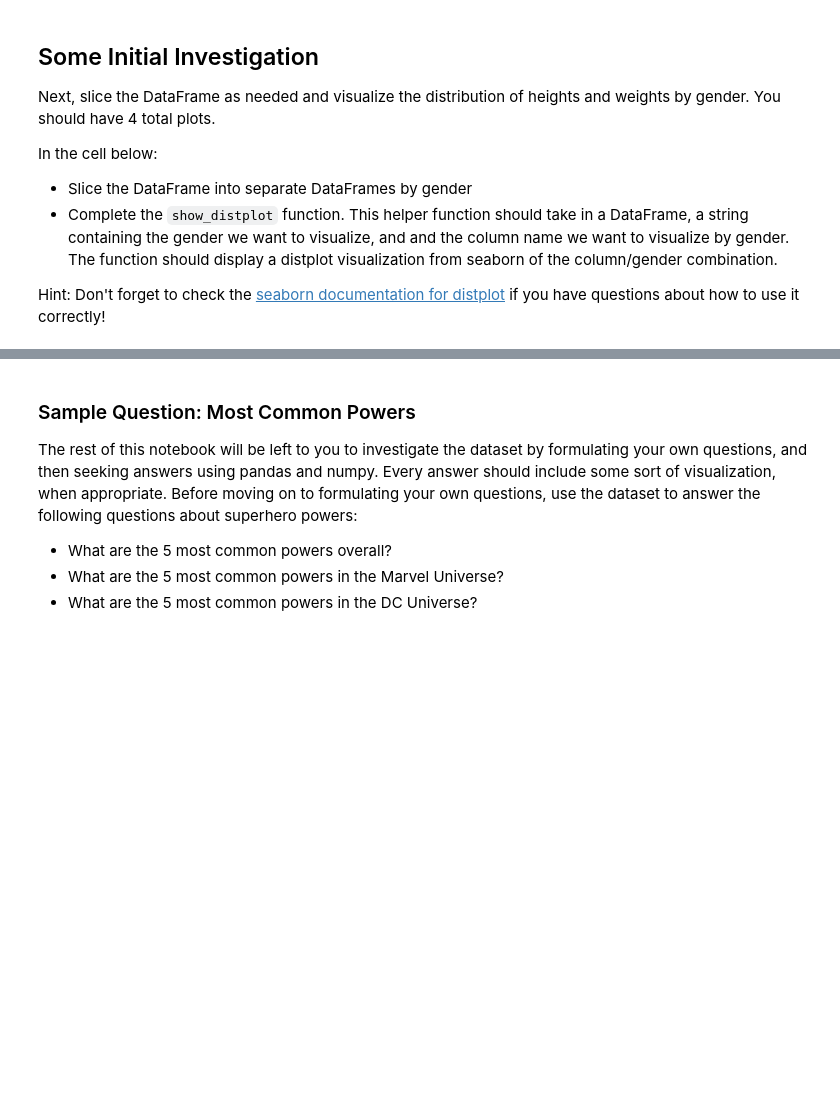
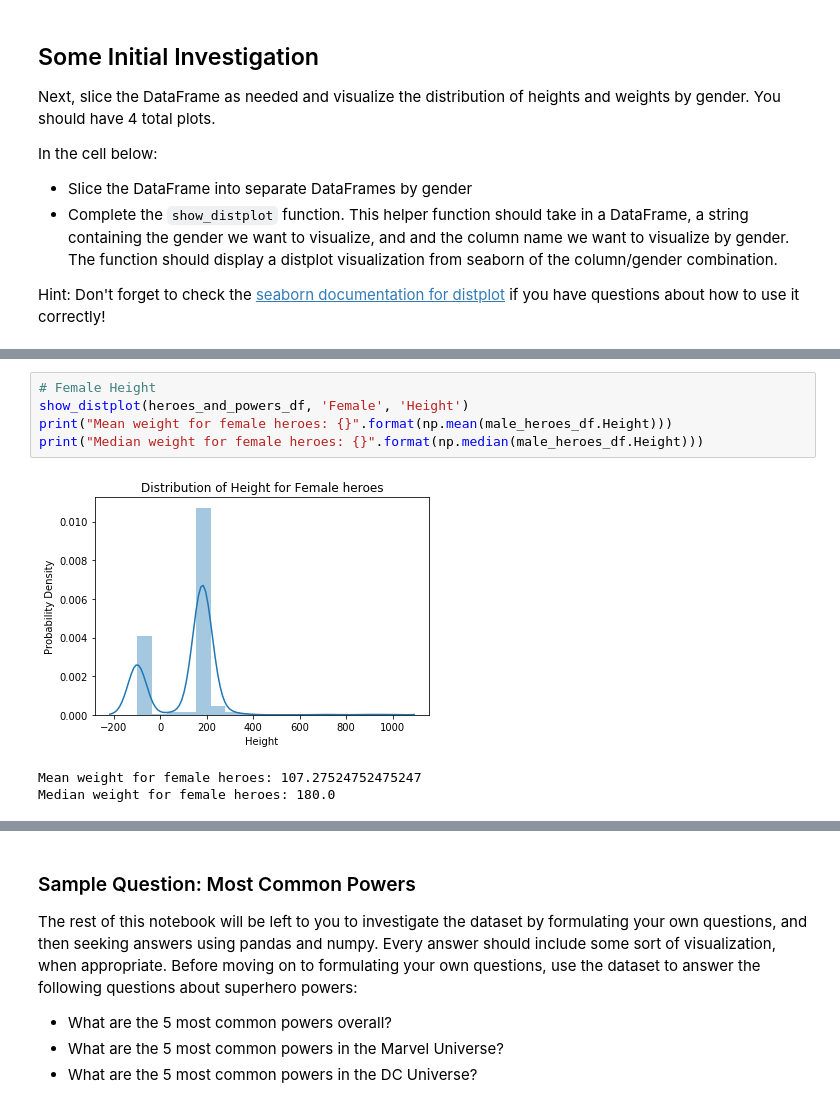
Before and after one commit to learn-co-curriculum/dsc-pandas-data-cleaning-lab, a Jupyter notebook: index.ipynb, the cells around one changed output, grey strips where cells are left out. Drawn from its saved outputs; the diff is of its cells as text; blank space fills up the shorter version.

```diff
--- a/index.ipynb
+++ b/index.ipynb
@@ -96,0 +266,9 @@ def show_distplot(dataframe, gender, column_name):
+# %%
+# Female Height
+show_distplot(heroes_and_powers_df, 'Female', 'Height')
+print("Mean weight for female heroes: {}".format(np.mean(male_heroes_df.Height)))
+print("Median weight for female heroes: {}".format(np.median(male_heroes_df.Height)))
+# %% [output]
+[figure, added]
+Mean weight for female heroes: 107.27524752475247
+Median weight for female heroes: 180.0
```
Also changed, not shown: parts of 28 cells of this notebook, 8 other files.
